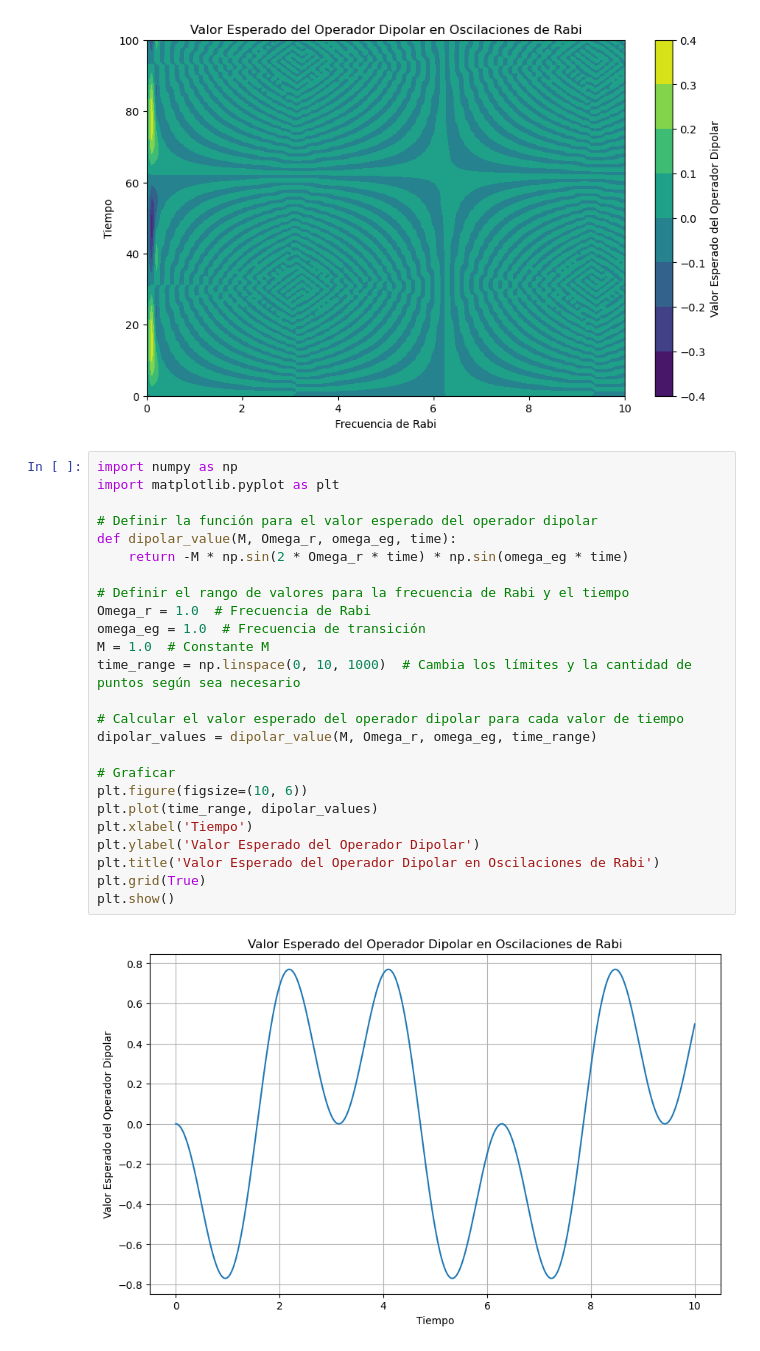
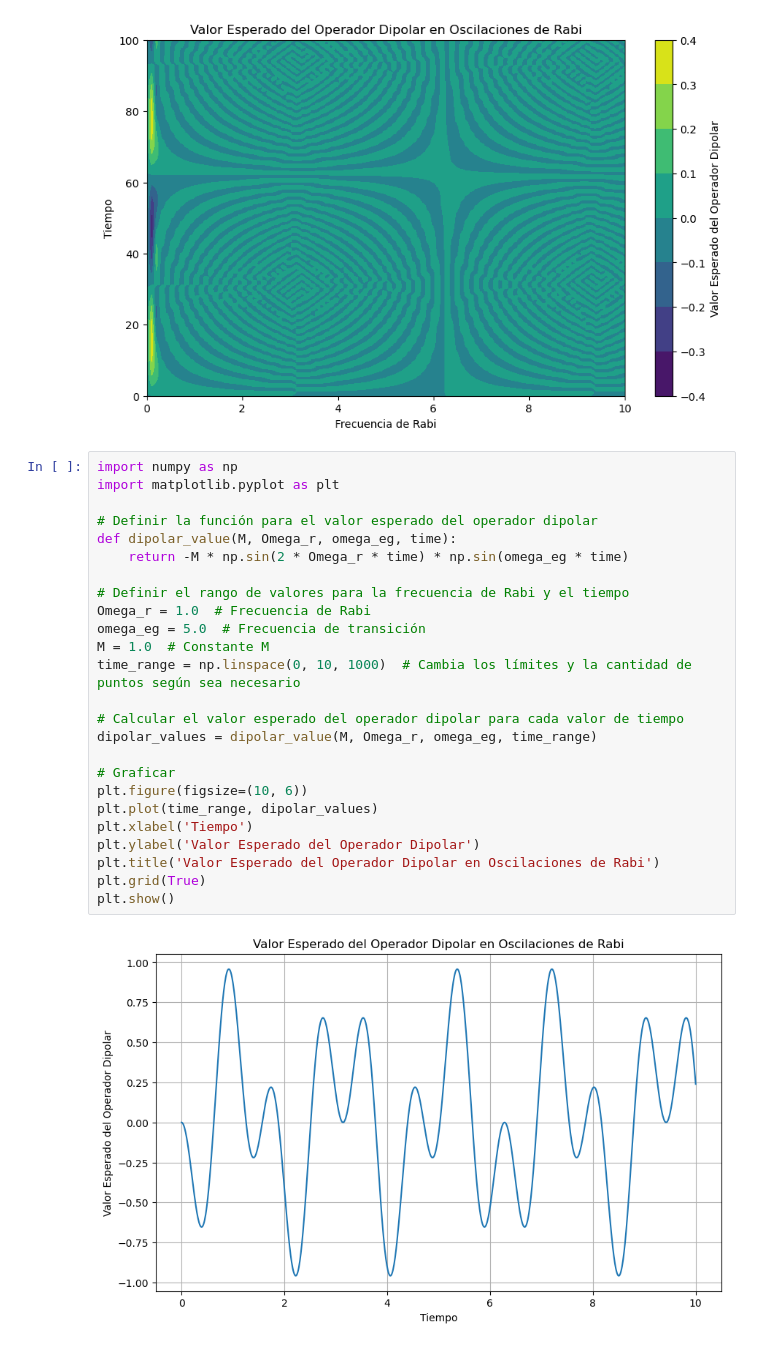
Before and after one commit to ComancheMario/Python-, a Jupyter notebook: Tesis/Sims.ipynb, the cells around one changed output. Drawn from its saved outputs; the diff is of its cells as text.

```diff
--- a/Tesis/Sims.ipynb
+++ b/Tesis/Sims.ipynb
@@ -152,27 +152,27 @@ plt.show()
 # %%
 import numpy as np
 import matplotlib.pyplot as plt
 
 # Definir la función para el valor esperado del operador dipolar
 def dipolar_value(M, Omega_r, omega_eg, time):
     return -M * np.sin(2 * Omega_r * time) * np.sin(omega_eg * time)
 
 # Definir el rango de valores para la frecuencia de Rabi y el tiempo
 Omega_r = 1.0  # Frecuencia de Rabi
-omega_eg = 1.0  # Frecuencia de transición
+omega_eg = 5.0  # Frecuencia de transición
 M = 1.0  # Constante M
 time_range = np.linspace(0, 10, 1000)  # Cambia los límites y la cantidad de puntos según sea necesario
 
 # Calcular el valor esperado del operador dipolar para cada valor de tiempo
 dipolar_values = dipolar_value(M, Omega_r, omega_eg, time_range)
 
 # Graficar
 plt.figure(figsize=(10, 6))
 plt.plot(time_range, dipolar_values)
 plt.xlabel('Tiempo')
 plt.ylabel('Valor Esperado del Operador Dipolar')
 plt.title('Valor Esperado del Operador Dipolar en Oscilaciones de Rabi')
 plt.grid(True)
 plt.show()
 # %% [output]
-[figure, old version]
+[figure, new version]
```
